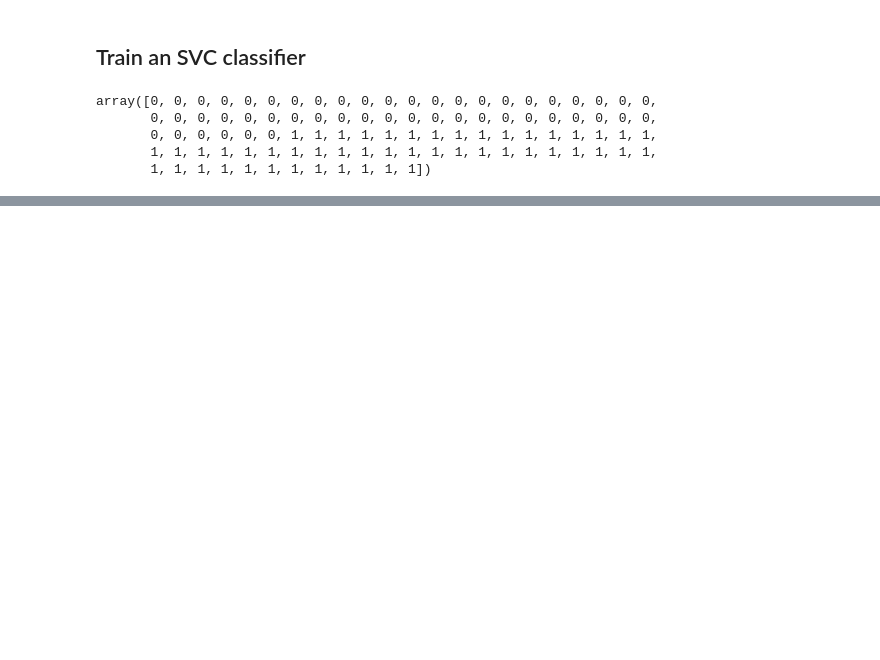
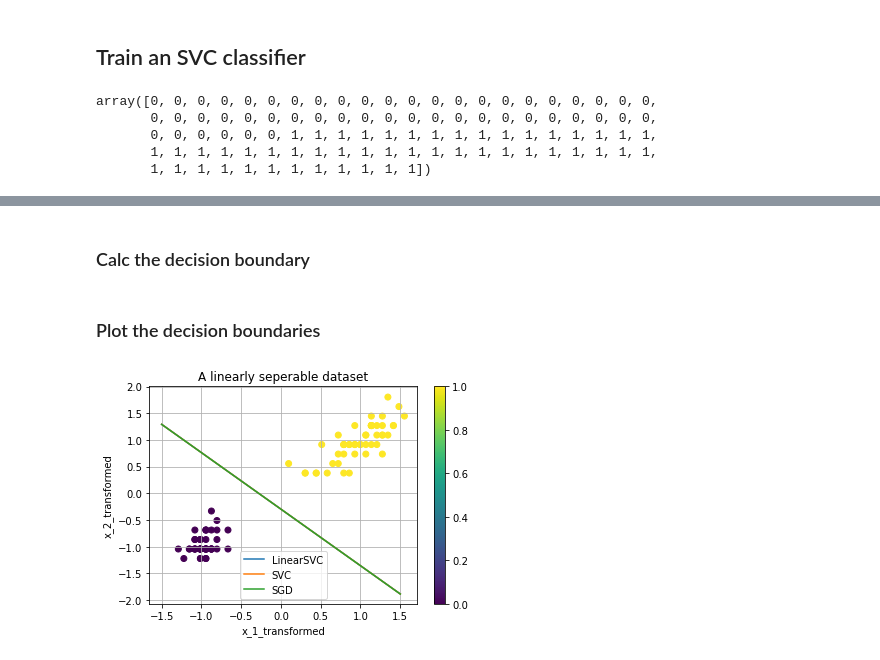
Before and after one commit to sean578/hands_on_machine_learning, a Jupyter notebook: chapter_5/SVM Classifiers.ipynb, the cells around one changed output, grey strips where cells are left out. Saved outputs shown, nothing was run; the diff lists cells and outputs as text; code cells hidden in the pictures; blank space fills up the shorter version.

Commit message:
Chapter 5 linear SVC classifier
Match up decision boundary of all three classifiers

```diff
--- a/chapter_5/SVM Classifiers.ipynb
+++ b/chapter_5/SVM Classifiers.ipynb
@@ -130,3 +128,4 @@ intercept = svc_clf['svc'].intercept_[0]
 coeff = svc_clf['svc'].coef_[0]
 
 x_1_svc, x_2_svc = calc_decision_boundary(-1.5, 1.5, intercept, coef)
+boundary_SVC = (x_1_svc, x_2_svc, 'SVC')
@@ -136,0 +136,8 @@ plot_decision_boundary(X_transformed, x_1_svc, x_2_svc)
+# %%
+sgd_clf = Pipeline([
+    ('Feature_scaling', StandardScaler()),
+    ('SGDClassifier', SGDClassifier(loss='hinge',
+                                   alpha = 0.005))
+])
+# %%
+sgd_clf.fit(X, y)
@@ -136,0 +158,14 @@ plot_decision_boundary(X_transformed, x_1_svc, x_2_svc)
+# %% [markdown]
+### Calc the decision boundary
+# %%
+intercept = sgd_clf['SGDClassifier'].intercept_[0]
+coeff = sgd_clf['SGDClassifier'].coef_[0]
+
+x_1_sgd, x_2_sgd = calc_decision_boundary(-1.5, 1.5, intercept, coef)
+boundary_SGD = (x_1_sgd, x_2_sgd, 'SGD')
+# %% [markdown]
+### Plot the decision boundaries
+# %%
+plot_decision_boundary(X_transformed, [boundary_LinearSVC, boundary_SVC, boundary_SGD])
+# %% [output]
+[figure, added]
```
Also changed, not shown: parts of 11 cells of this notebook.
